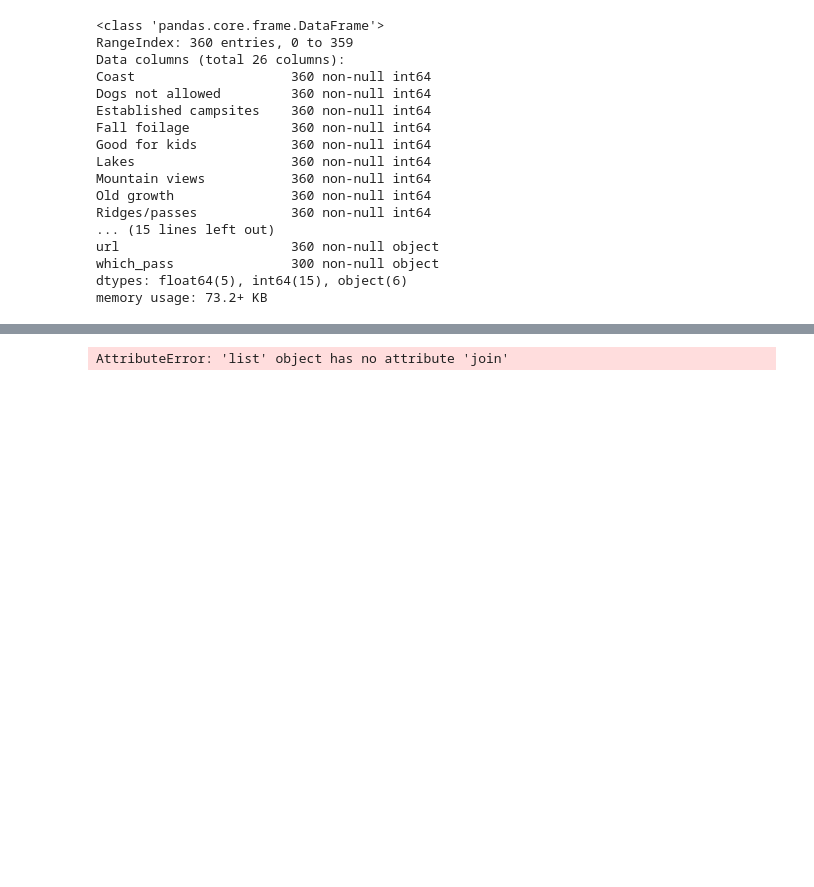
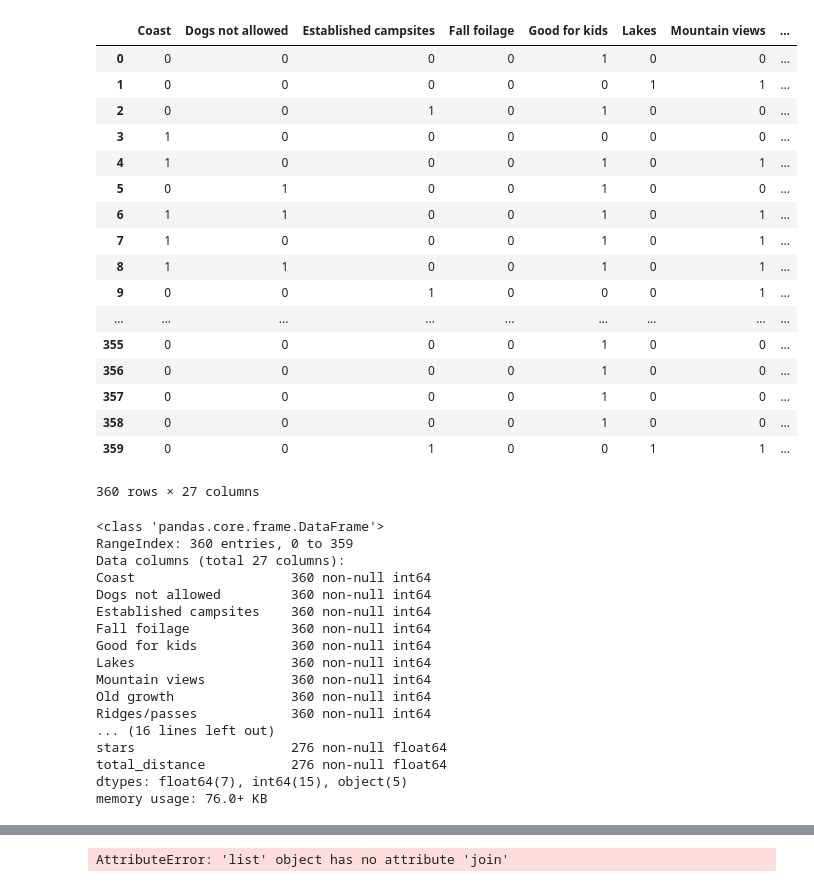
Before and after one commit to huddlestona/Trail_Report, a Jupyter notebook: Web_scraping_combo_olympics.ipynb, the cells around one changed output, grey strips where cells are left out. Saved outputs shown, nothing was run; the diff lists cells and outputs as text; code cells hidden in the pictures; blank space fills up the shorter version.

```diff
--- a/Web_scraping_combo_olympics.ipynb
+++ b/Web_scraping_combo_olympics.ipynb
@@ -35,9 +36,32 @@ array(['https://www.wta.org/go-hiking/hikes/scatter-creek',
+# %%
+clean_urls = hike_urls.drop(['distance','rating','region'],axis=1)
+# %%
+clean_urls
+# %% [output]
+|  | Coast | Dogs not allowed | Established campsites | Fall foilage | Good for kids | Lakes | Mountain views | ... |
+| 0 | 0 | 0 | 0 | 0 | 1 | 0 | 0 | ... |
+| 1 | 0 | 0 | 0 | 0 | 0 | 1 | 1 | ... |
+| 2 | 0 | 0 | 1 | 0 | 1 | 0 | 0 | ... |
+| 3 | 1 | 0 | 0 | 0 | 0 | 0 | 0 | ... |
+| 4 | 1 | 0 | 0 | 0 | 1 | 0 | 1 | ... |
+| 5 | 0 | 1 | 0 | 0 | 1 | 0 | 0 | ... |
+| 6 | 1 | 1 | 0 | 0 | 1 | 0 | 1 | ... |
+| 7 | 1 | 0 | 0 | 0 | 1 | 0 | 1 | ... |
+| 8 | 1 | 1 | 0 | 0 | 1 | 0 | 1 | ... |
+| 9 | 0 | 0 | 1 | 0 | 0 | 0 | 1 | ... |
+| ... | ... | ... | ... | ... | ... | ... | ... | ... |
+| 355 | 0 | 0 | 0 | 0 | 1 | 0 | 0 | ... |
+| 356 | 0 | 0 | 0 | 0 | 1 | 0 | 0 | ... |
+| 357 | 0 | 0 | 0 | 0 | 1 | 0 | 0 | ... |
+| 358 | 0 | 0 | 0 | 0 | 1 | 0 | 0 | ... |
+| 359 | 0 | 0 | 1 | 0 | 0 | 1 | 1 | ... |
+360 rows × 27 columns
 # %%
-hike_urls.info()
+clean_urls.info()
 # %% [output]
 <class 'pandas.core.frame.DataFrame'>
 RangeIndex: 360 entries, 0 to 359
-Data columns (total 26 columns):
+Data columns (total 27 columns):
 Coast                    360 non-null int64
 Dogs not allowed         360 non-null int64
 Established campsites    360 non-null int64
@@ -47,8 +71,8 @@ Lakes                    360 non-null int64
 Mountain views           360 non-null int64
 Old growth               360 non-null int64
 Ridges/passes            360 non-null int64
-... (15 lines left out)
-url                      360 non-null object
-which_pass               300 non-null object
-dtypes: float64(5), int64(15), object(6)
-memory usage: 73.2+ KB
+... (16 lines left out)
+stars                    276 non-null float64
+total_distance           276 non-null float64
+dtypes: float64(7), int64(15), object(5)
+memory usage: 76.0+ KB
```
Also changed, not shown: parts of 10 cells of this notebook.
